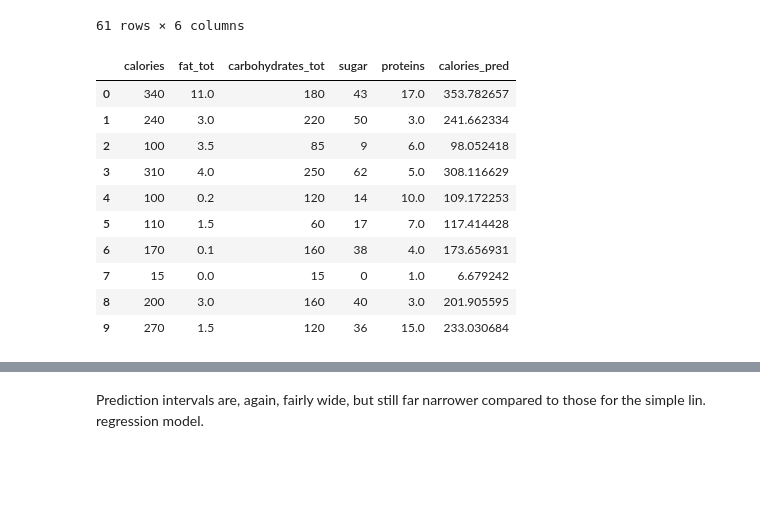
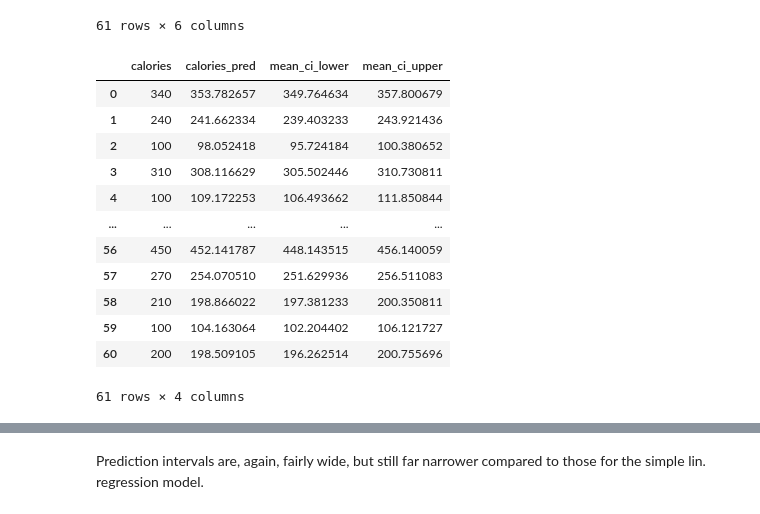
Before and after one commit to vestackainteligencijafon/predavanja_lin_regresija, a Jupyter notebook: LR_for_class.ipynb, the cells around one changed output, grey strips where cells are left out. Saved outputs shown, nothing was run; the diff lists cells and outputs as text; code cells hidden in the pictures; blank space fills up the shorter version.

```diff
--- a/LR_for_class.ipynb
+++ b/LR_for_class.ipynb
@@ -550,21 +547,25 @@ lm3_pred.summary_frame()
 | 60 | 198.509105 | 1.138359 | 196.262514 | 200.755696 | 180.674298 | 216.343912 |
 61 rows × 6 columns
 # %%
-# combine input variables and predictions into one data frame
+# combine the output variable and predictions into one data frame
 df = lm3_pred.summary_frame()
 
-lm3_pred_df = pd.concat([test_df.reset_index(drop=True), df['mean']], axis=1)
+lm3_pred_df = pd.concat([test_df.calories.reset_index(drop=True), df['mean']], axis=1)
 lm3_pred_df.rename(columns={'mean': 'calories_pred'}, inplace=True)
-lm3_pred_df.head(10)
+
+# confidence intervals
+pd.concat([lm3_pred_df, df.mean_ci_lower, df.mean_ci_upper], axis=1)
 # %% [output]
-|  | calories | fat_tot | carbohydrates_tot | sugar | proteins | calories_pred |
-| 0 | 340 | 11.0 | 180 | 43 | 17.0 | 353.782657 |
-| 1 | 240 | 3.0 | 220 | 50 | 3.0 | 241.662334 |
-| 2 | 100 | 3.5 | 85 | 9 | 6.0 | 98.052418 |
-| 3 | 310 | 4.0 | 250 | 62 | 5.0 | 308.116629 |
-| 4 | 100 | 0.2 | 120 | 14 | 10.0 | 109.172253 |
-| 5 | 110 | 1.5 | 60 | 17 | 7.0 | 117.414428 |
-| 6 | 170 | 0.1 | 160 | 38 | 4.0 | 173.656931 |
-| 7 | 15 | 0.0 | 15 | 0 | 1.0 | 6.679242 |
-| 8 | 200 | 3.0 | 160 | 40 | 3.0 | 201.905595 |
-| 9 | 270 | 1.5 | 120 | 36 | 15.0 | 233.030684 |
+|  | calories | calories_pred | mean_ci_lower | mean_ci_upper |
+| 0 | 340 | 353.782657 | 349.764634 | 357.800679 |
+| 1 | 240 | 241.662334 | 239.403233 | 243.921436 |
+| 2 | 100 | 98.052418 | 95.724184 | 100.380652 |
+| 3 | 310 | 308.116629 | 305.502446 | 310.730811 |
+| 4 | 100 | 109.172253 | 106.493662 | 111.850844 |
+| ... | ... | ... | ... | ... |
+| 56 | 450 | 452.141787 | 448.143515 | 456.140059 |
+| 57 | 270 | 254.070510 | 251.629936 | 256.511083 |
+| 58 | 210 | 198.866022 | 197.381233 | 200.350811 |
+| 59 | 100 | 104.163064 | 102.204402 | 106.121727 |
+| 60 | 200 | 198.509105 | 196.262514 | 200.755696 |
+61 rows × 4 columns
```
Also changed, not shown: parts of 9 cells of this notebook.
